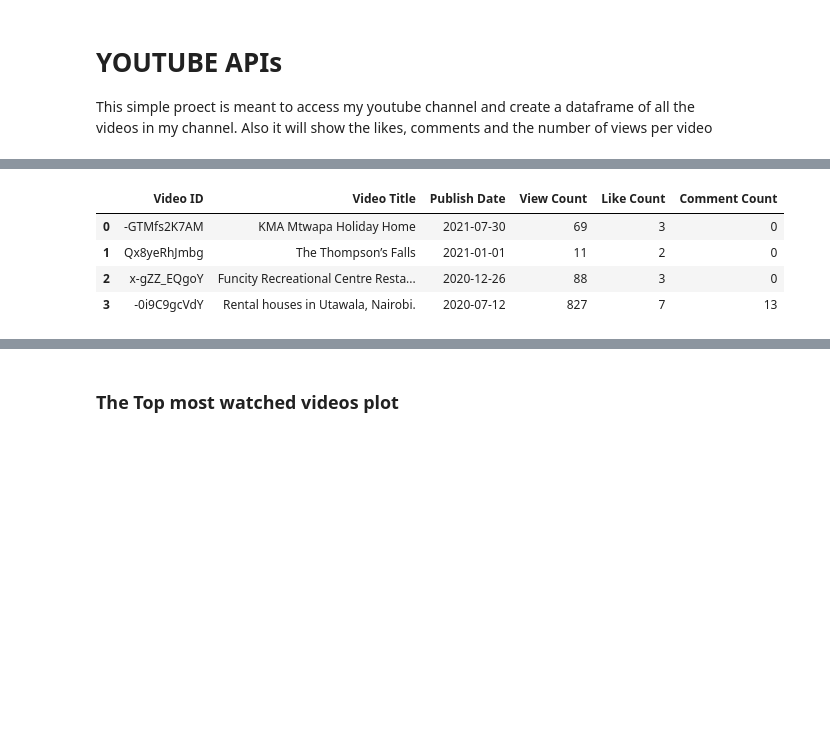
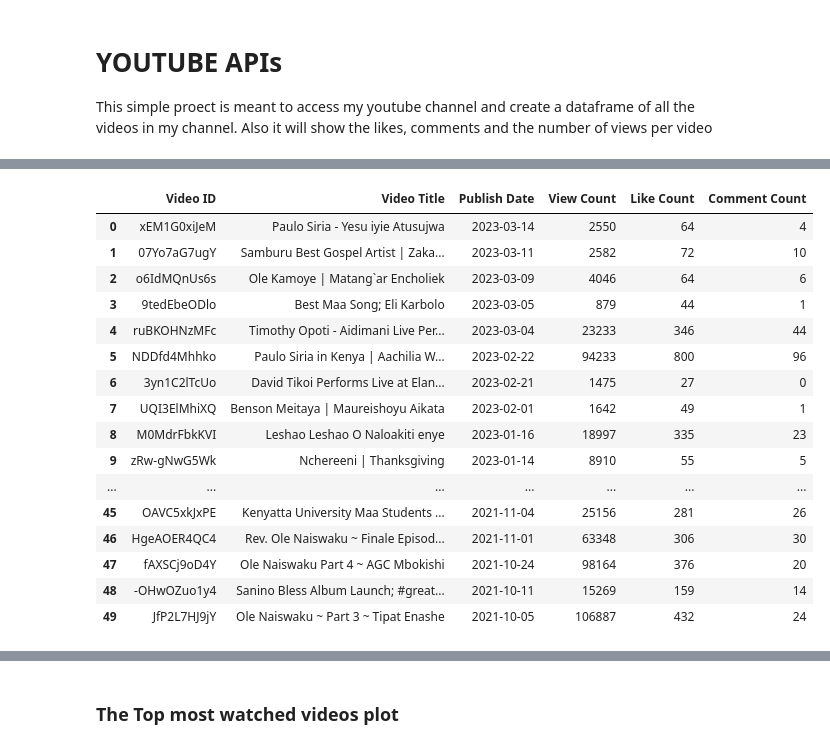
Before and after one commit to D-EKALE/YOUTUBE-API-project, a Jupyter notebook: Youtube_API.ipynb, the cells around one changed output, grey strips where cells are left out. Cells and saved outputs as stored; diff of their text form; code cells hidden in the pictures; blank space fills up the shorter version.

```diff
--- a/Youtube_API.ipynb
+++ b/Youtube_API.ipynb
@@ -61,14 +61,26 @@ def get_videos(api_key, response):
 # %%
 # Create a pandas Data Frame from a list of all the videos
 my_videos = get_videos(api_key, response)
 df = pd.DataFrame(my_videos)
-df.head()
+df
 # %% [output]
 |  | Video ID | Video Title | Publish Date | View Count | Like Count | Comment Count |
-| 0 | -GTMfs2K7AM | KMA Mtwapa Holiday Home | 2021-07-30 | 69 | 3 | 0 |
-| 1 | Qx8yeRhJmbg | The Thompson’s Falls | 2021-01-01 | 11 | 2 | 0 |
-| 2 | x-gZZ_EQgoY | Funcity Recreational Centre Resta... | 2020-12-26 | 88 | 3 | 0 |
-| 3 | -0i9C9gcVdY | Rental houses in Utawala, Nairobi. | 2020-07-12 | 827 | 7 | 13 |
+| 0 | xEM1G0xiJeM | Paulo Siria - Yesu iyie Atusujwa | 2023-03-14 | 2550 | 64 | 4 |
+| 1 | 07Yo7aG7ugY | Samburu Best Gospel Artist | Zaka... | 2023-03-11 | 2582 | 72 | 10 |
+| 2 | o6IdMQnUs6s | Ole Kamoye | Matang`ar Encholiek | 2023-03-09 | 4046 | 64 | 6 |
+| 3 | 9tedEbeODlo | Best Maa Song; Eli Karbolo | 2023-03-05 | 879 | 44 | 1 |
+| 4 | ruBKOHNzMFc | Timothy Opoti - Aidimani Live Per... | 2023-03-04 | 23233 | 346 | 44 |
+| 5 | NDDfd4Mhhko | Paulo Siria in Kenya | Aachilia W... | 2023-02-22 | 94233 | 800 | 96 |
+| 6 | 3yn1C2lTcUo | David Tikoi Performs Live at Elan... | 2023-02-21 | 1475 | 27 | 0 |
+| 7 | UQI3ElMhiXQ | Benson Meitaya | Maureishoyu Aikata | 2023-02-01 | 1642 | 49 | 1 |
+| 8 | M0MdrFbkKVI | Leshao Leshao O Naloakiti enye | 2023-01-16 | 18997 | 335 | 23 |
+| 9 | zRw-gNwG5Wk | Nchereeni | Thanksgiving | 2023-01-14 | 8910 | 55 | 5 |
+| ... | ... | ... | ... | ... | ... | ... |
+| 45 | OAVC5xkJxPE | Kenyatta University Maa Students ... | 2021-11-04 | 25156 | 281 | 26 |
+| 46 | HgeAOER4QC4 | Rev. Ole Naiswaku ~ Finale Episod... | 2021-11-01 | 63348 | 306 | 30 |
+| 47 | fAXSCj9oD4Y | Ole Naiswaku Part 4 ~ AGC Mbokishi | 2021-10-24 | 98164 | 376 | 20 |
+| 48 | -OHwOZuo1y4 | Sanino Bless Album Launch; #great... | 2021-10-11 | 15269 | 159 | 14 |
+| 49 | JfP2L7HJ9jY | Ole Naiswaku ~ Part 3 ~ Tipat Enashe | 2021-10-05 | 106887 | 432 | 24 |
 # %%
 # To be able to use the View Count column Convert it from string to int
 df['View Count'] = df['View Count'].astype(int)
```
Also changed, not shown: parts of 6 cells of this notebook.
